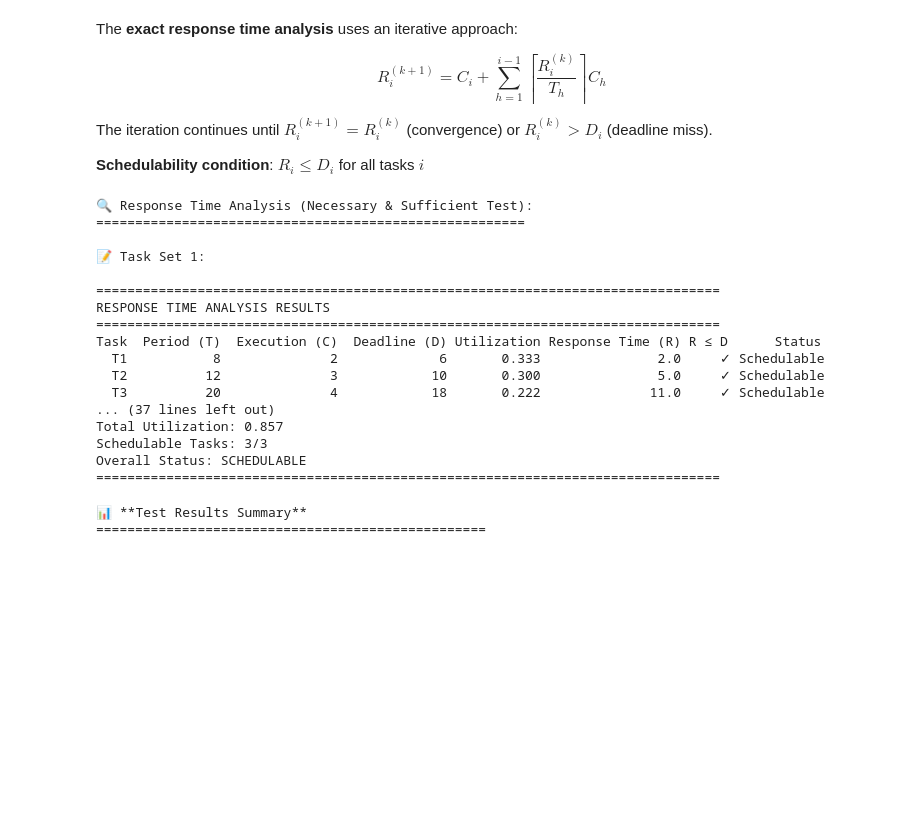
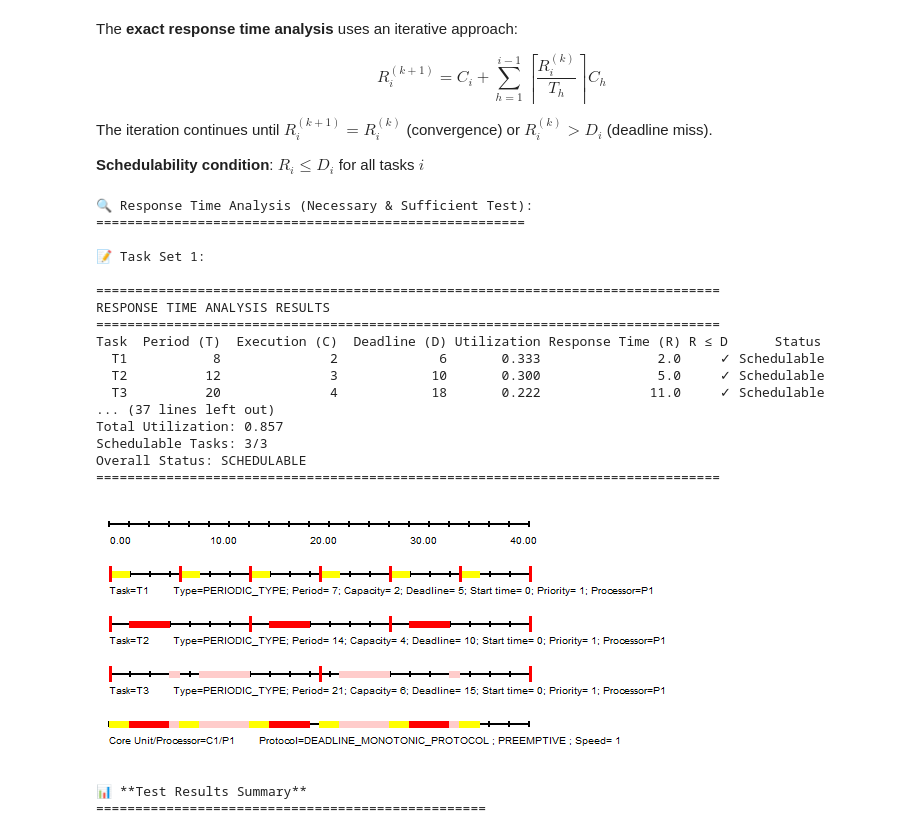
Before and after one commit to teiamas/task_sched, a Jupyter notebook: DeadlineMonotonic.ipynb, the cells around one changed output. Cells and saved outputs as stored; diff of their text form; code cells hidden in the pictures; blank space fills up the shorter version.

```diff
--- a/DeadlineMonotonic.ipynb
+++ b/DeadlineMonotonic.ipynb
@@ -313,33 +319,35 @@ def run_response_time_analysis(task_set, set_name):
     # Sort tasks by deadline (Deadline Monotonic priority order)
     sorted_tasks = sorted(task_set, key=lambda x: x.deadline)
     # Perform response time analysis
     schedulable_rt, response_times = rtm.response_time_analysis(task_set)
     # Display results in a formatted table
     print(f"\n📝 {set_name}:")
     rtm.display_response_time_table(task_set, response_times, schedulable_rt)
     return schedulable_rt
 
 schedulable[0][2] = run_response_time_analysis(task_set_1, "Task Set 1")
 schedulable[1][2] = run_response_time_analysis(task_set_2, "Task Set 2")
 schedulable[2][2] = run_response_time_analysis(task_set_3, "Task Set 3")
+display(Image(filename="task_set_3_DRM.png"))
 # %% [output]
 🔍 Response Time Analysis (Necessary & Sufficient Test):
 =======================================================
 
 📝 Task Set 1:
 
 ================================================================================
 RESPONSE TIME ANALYSIS RESULTS
 ================================================================================
 Task  Period (T)  Execution (C)  Deadline (D) Utilization Response Time (R) R ≤ D      Status
   T1           8              2             6       0.333               2.0     ✓ Schedulable
   T2          12              3            10       0.300               5.0     ✓ Schedulable
   T3          20              4            18       0.222              11.0     ✓ Schedulable
 ... (37 lines left out)
 Total Utilization: 0.857
 Schedulable Tasks: 3/3
 Overall Status: SCHEDULABLE
 ================================================================================
+[figure, added]
 # %%
 # Generate Summary Table from Results
 print("📊 **Test Results Summary**")
```
Also changed, not shown: parts of 3 cells of this notebook, 4 other files.
